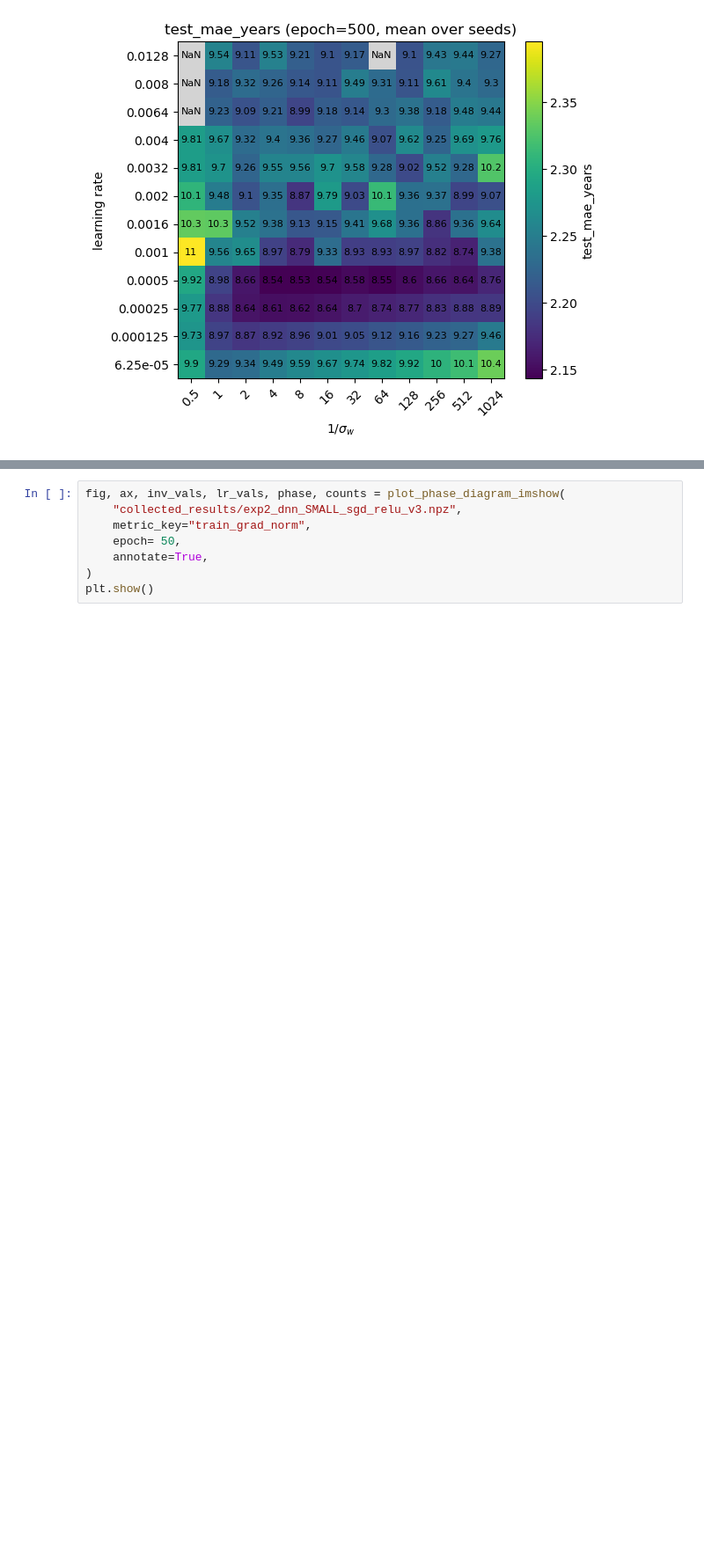
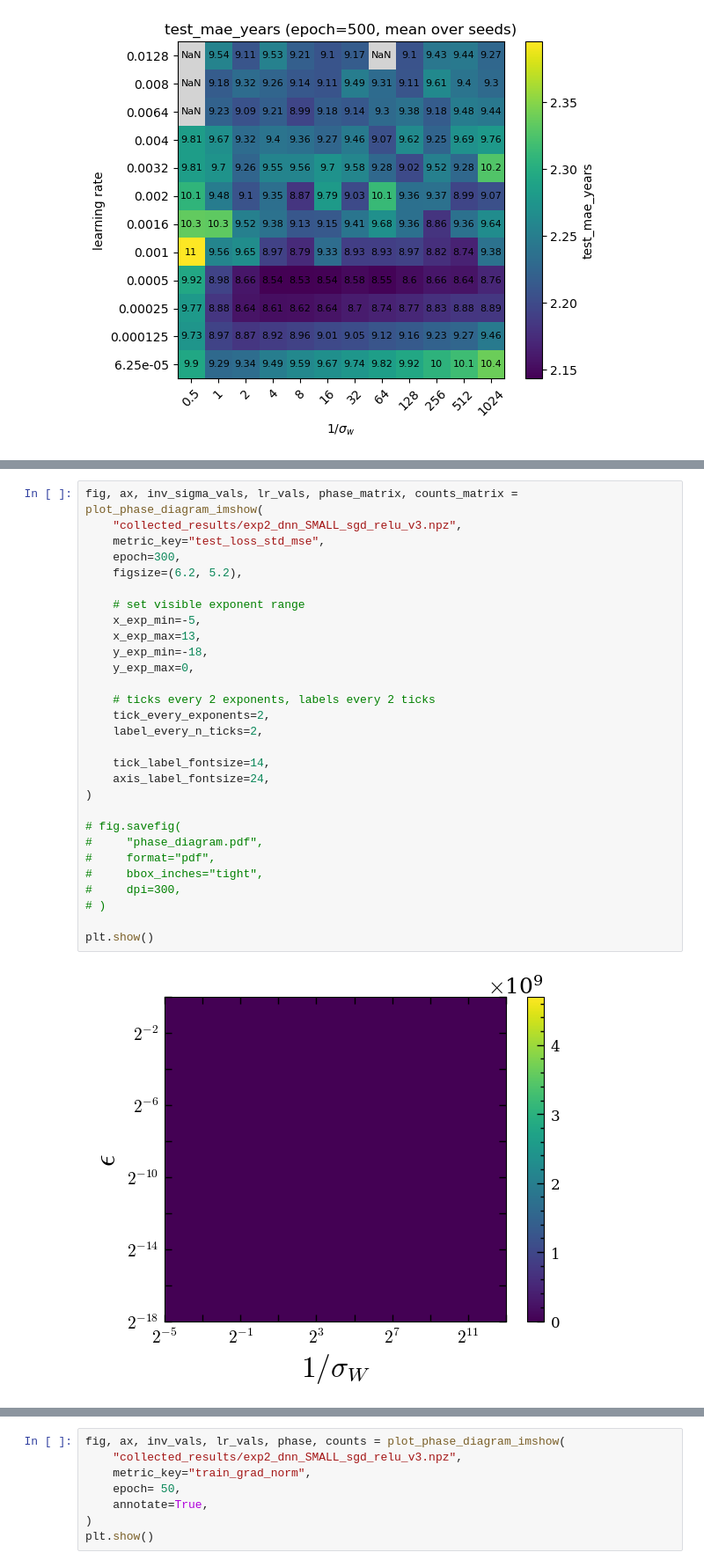
Before and after one commit to f-damico/BBP_in_SGD, a Jupyter notebook: notebook_experiment_2 copy.ipynb, the cells around one changed output, grey strips where cells are left out. Shown at 88% size. Drawn from its saved outputs; the diff is of its cells as text; blank space fills up the shorter version.

```diff
--- a/notebook_experiment_2 copy.ipynb
+++ b/notebook_experiment_2 copy.ipynb
@@ -720,0 +985,31 @@ plt.show()
+# %%
+fig, ax, inv_sigma_vals, lr_vals, phase_matrix, counts_matrix = plot_phase_diagram_imshow(
+    "collected_results/exp2_dnn_SMALL_sgd_relu_v3.npz",
+    metric_key="test_loss_std_mse",
+    epoch=300,
+    figsize=(6.2, 5.2),
+
+    # set visible exponent range
+    x_exp_min=-5,
+    x_exp_max=13,
+    y_exp_min=-18,
+    y_exp_max=0,
+
+    # ticks every 2 exponents, labels every 2 ticks
+    tick_every_exponents=2,
+    label_every_n_ticks=2,
+
+    tick_label_fontsize=14,
+    axis_label_fontsize=24,
+)
+
+# fig.savefig(
+#     "phase_diagram.pdf",
+#     format="pdf",
+#     bbox_inches="tight",
+#     dpi=300,
+# )
+
+plt.show()
+# %% [output]
+[figure, added]
```
Also changed, not shown: parts of 6 cells of this notebook, 11 other files.
